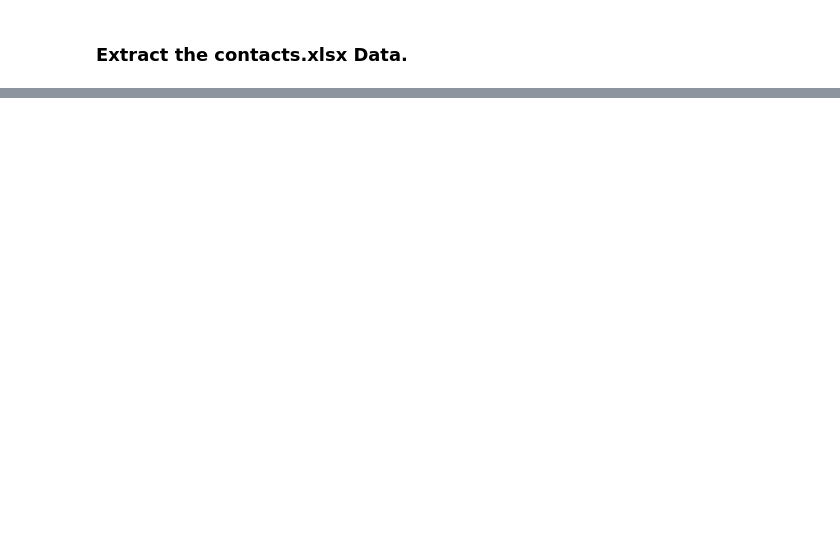
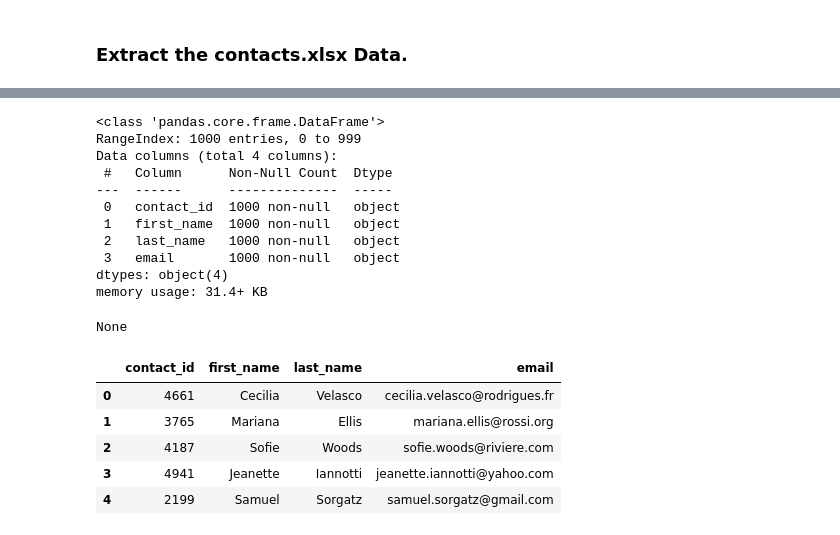
Before and after one commit to eugchien/project_2_group_11, a Jupyter notebook: Starter_Files/ETL_Mini_Project_Starter_Code.ipynb, the cells around one changed output, grey strips where cells are left out. Drawn from its saved outputs; the diff is of its cells as text; code cells hidden in the pictures; blank space fills up the shorter version.

```diff
--- a/Starter_Files/ETL_Mini_Project_Starter_Code.ipynb
+++ b/Starter_Files/ETL_Mini_Project_Starter_Code.ipynb
@@ -420,0 +346,5 @@ memory usage: 31.4+ KB
+# %%
+# Grab the useful rows.
+contacts_df = contacts_df.iloc[4:].reset_index(drop = True)
+display(contacts_df.info())
+display(contacts_df.head())
@@ -420,0 +367,53 @@ memory usage: 31.4+ KB
+# %%
+# Extract the data from the xlsx document.
+# Create an empty list to store data.
+data = list()
+
+# Iterate thru the rows and split the lines to grab the relevant information.
+for i, row in contacts_df.iterrows():
+    new_row = list()
+
+    old_row = contacts_df.iloc[i][0].split(",")
+
+    # Grab the contact_id.
+    new_row.append(old_row[0].split(":")[1].strip())
+
+    # Grab the first_name and last_name.
+    new_row.append(old_row[1].split(":")[1].replace('"', "").split(" ")[1])
+    new_row.append(old_row[1].split(":")[1].replace('"', "").split(" ")[2])
+
+    # Grab the email.
+    new_row.append(old_row[2].split(":")[1].replace('"', "").replace("}", ""))
+
+    # Add to our data to make a DataFrame later.
+    data.append(new_row)
+# %%
+# Create the DataFrame.
+# Column names.
+cols = ["contact_id", "first_name", "last_name", "email"]
+
+# Make it.
+clean_contacts_df = pd.DataFrame(data = data, columns = cols)
+
+# Check if it worked.
+display(clean_contacts_df.info())
+display(clean_contacts_df.head())
+# %% [output]
+<class 'pandas.core.frame.DataFrame'>
+RangeIndex: 1000 entries, 0 to 999
+Data columns (total 4 columns):
+ #   Column      Non-Null Count  Dtype
+---  ------      --------------  -----
+ 0   contact_id  1000 non-null   object
+ 1   first_name  1000 non-null   object
+ 2   last_name   1000 non-null   object
+ 3   email       1000 non-null   object
+dtypes: object(4)
+memory usage: 31.4+ KB
+None
+|  | contact_id | first_name | last_name | email |
+| 0 | 4661 | Cecilia | Velasco | cecilia.velasco@rodrigues.fr |
+| 1 | 3765 | Mariana | Ellis | mariana.ellis@rossi.org |
+| 2 | 4187 | Sofie | Woods | sofie.woods@riviere.com |
+| 3 | 4941 | Jeanette | Iannotti | jeanette.iannotti@yahoo.com |
+| 4 | 2199 | Samuel | Sorgatz | samuel.sorgatz@gmail.com |
```
Also changed, not shown: parts of 25 cells of this notebook, 4 other files.
